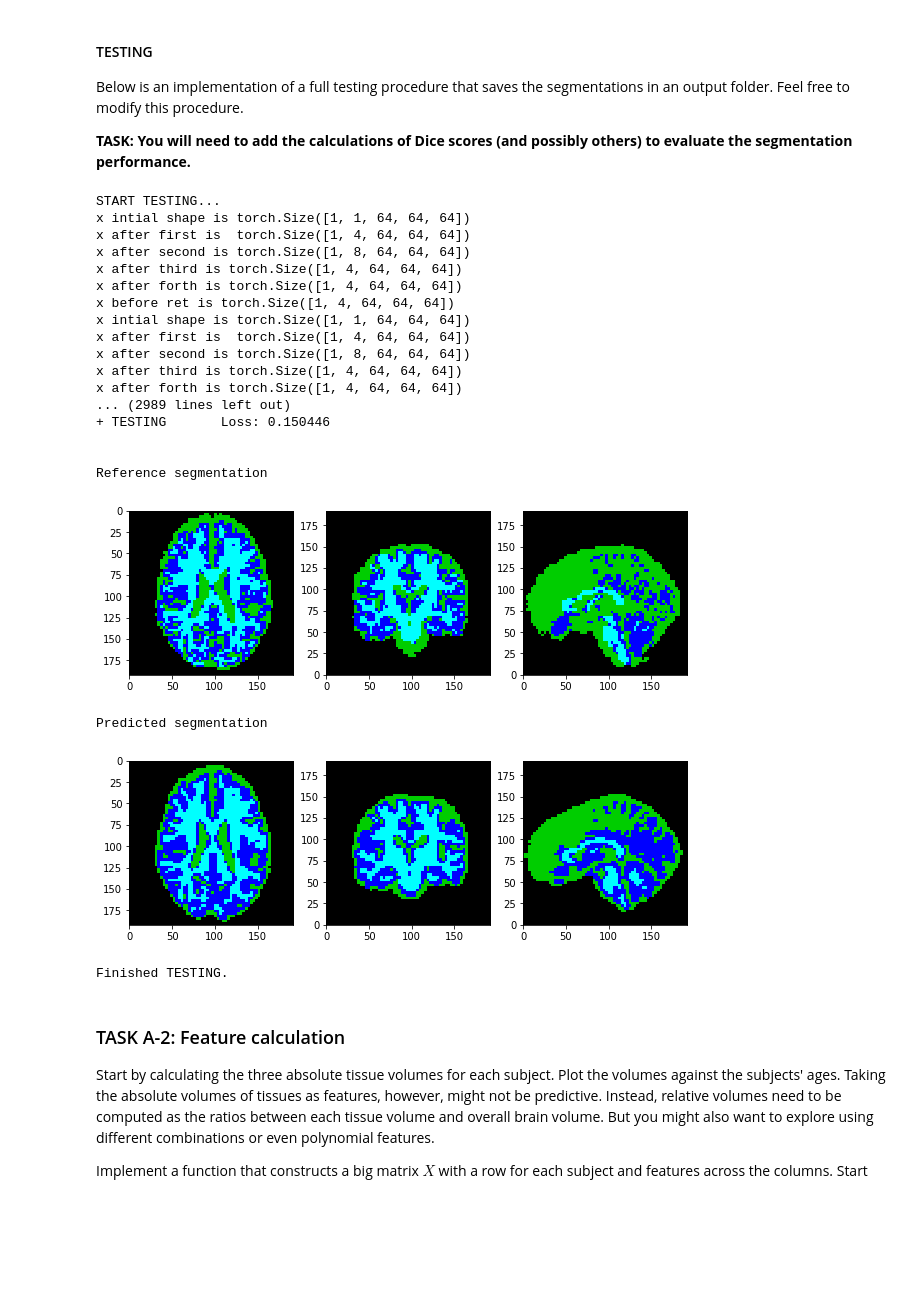
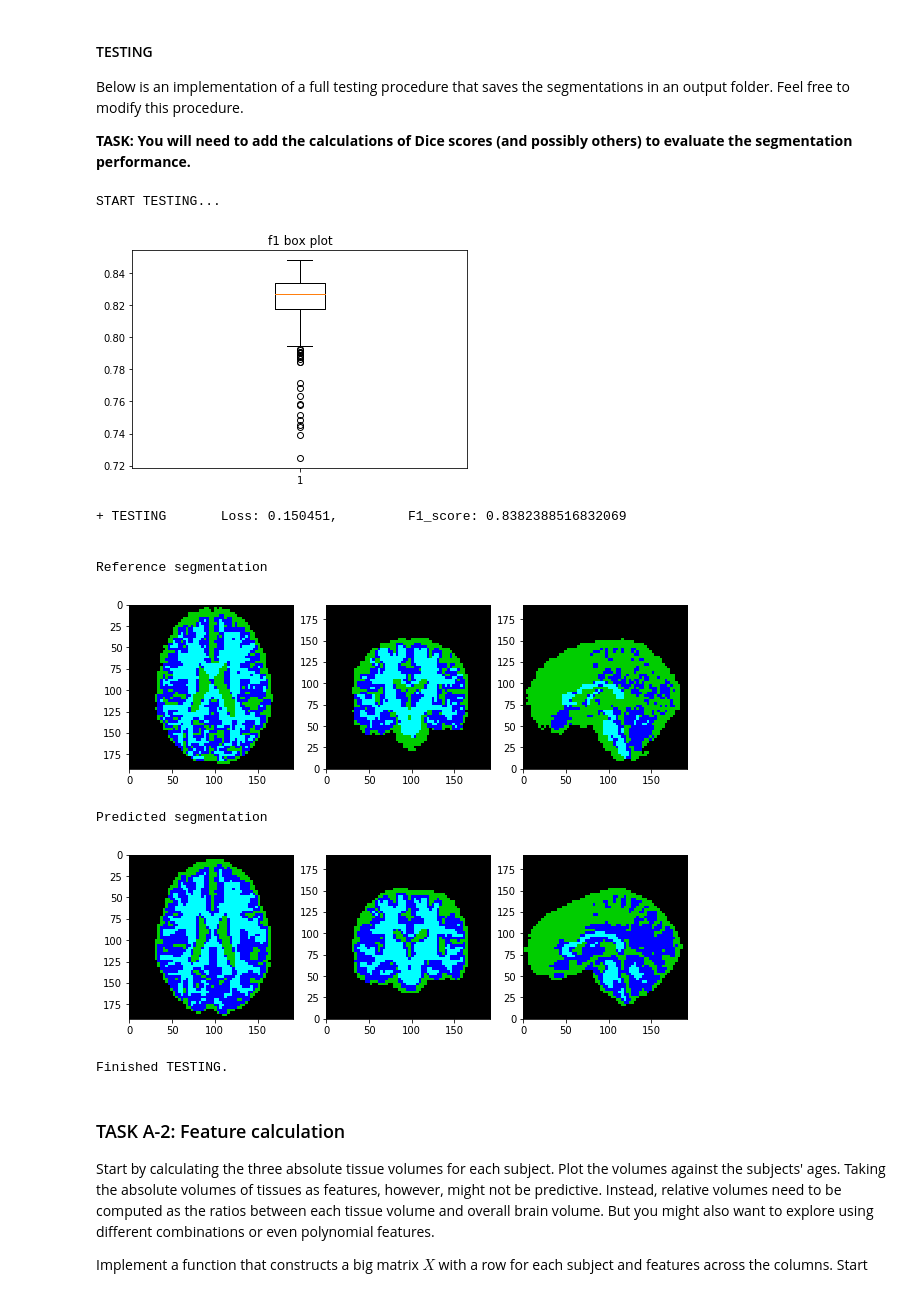
Before and after one commit to ClaraGila/MLICoursework, a Jupyter notebook: CW-Brain-Age-PartA.ipynb, the cells around one changed output. Cells and saved outputs as stored; diff of their text form; code cells hidden in the pictures; blank space fills up the shorter version.

```diff
--- a/CW-Brain-Age-PartA.ipynb
+++ b/CW-Brain-Age-PartA.ipynb
@@ -759,63 +759,56 @@ print('START TESTING...')
 loss_test = 0
 sum_pts = 0
 idx_test = 0
+f1_scores = []
 with torch.no_grad():
     for data_sample in dataloader_test:
         img, seg = data_sample['img'].to(device), data_sample['seg'].to(device)
         prd = model(img)
         prd_flat = prd.view(prd.size(0), prd.size(1), -1)
         seg_flat = seg.view(seg.size(0), seg.size(1), -1)
         loss_test += F.cross_entropy(prd_flat, seg_flat.squeeze(1), reduction='sum').item()
         sum_pts += seg_flat.size(2)
 
         prd = torch.argmax(prd, dim=1)
-
+        f1_prd = prd.view(-1).cpu().numpy()
+        f1_seg = seg.view(-1).cpu().numpy()
+        f1_val = metrics.f1_score(f1_seg, f1_prd,  average='macro')
+        f1_scores.append(f1_val)
         sample = dataset_test.get_sample(idx_test)
         name = dataset_test.get_seg_name(idx_test)
         prediction = sitk.GetImageFromArray(prd.cpu().squeeze().numpy().astype(np.uint8))
         prediction.CopyInformation(sample['seg'])
         sitk.WriteImage(prediction, os.path.join(pred_dir, name))
 
         idx_test += 1
 
+
 loss_test /= sum_pts
-f1_prd = prd.view(-1).cpu().numpy()
-f1_seg = seg.view(-1).cpu().numpy()
-# print(seg)
-# print(f1_seg)
-f1_val = metrics.f1_score(f1_seg, f1_prd,  average='macro')
+fig1, ax1 = plt.subplots()
+ax1.set_title('f1 box plot')
+ax1.boxplot(f1_scores)
+plt.show()
 
 print('+ TESTING \tLoss: {:.6f}, \tF1_score: {}'.format(loss_test, f1_val))
 
 # Show last testing sample as an example
 print('\n\nReference segmentation')
 display_image(sitk.LabelToRGB(sample['seg']))
 print('Predicted segmentation')
 display_image(sitk.LabelToRGB(prediction))
 
 print('\nFinished TESTING.')
 # %% [output]
 START TESTING...
-x intial shape is torch.Size([1, 1, 64, 64, 64])
-x after first is  torch.Size([1, 4, 64, 64, 64])
-x after second is torch.Size([1, 8, 64, 64, 64])
-x after third is torch.Size([1, 4, 64, 64, 64])
-x after forth is torch.Size([1, 4, 64, 64, 64])
-x before ret is torch.Size([1, 4, 64, 64, 64])
-x intial shape is torch.Size([1, 1, 64, 64, 64])
-x after first is  torch.Size([1, 4, 64, 64, 64])
-x after second is torch.Size([1, 8, 64, 64, 64])
-x after third is torch.Size([1, 4, 64, 64, 64])
-x after forth is torch.Size([1, 4, 64, 64, 64])
-... (2989 lines left out)
-+ TESTING       Loss: 0.150446
-
-
-Reference segmentation
-[figure, old version]
+[figure, new version]
-Predicted segmentation
++ TESTING       Loss: 0.150451,         F1_score: 0.8382388516832069
+
+
+Reference segmentation
-[figure, old version]
+[figure, new version]
-Finished TESTING.
+Predicted segmentation
+[figure, added]
+Finished TESTING.
 # %% [markdown]
 ### TASK A-2: Feature calculation
 
```
Also changed, not shown: parts of 6 cells of this notebook.
